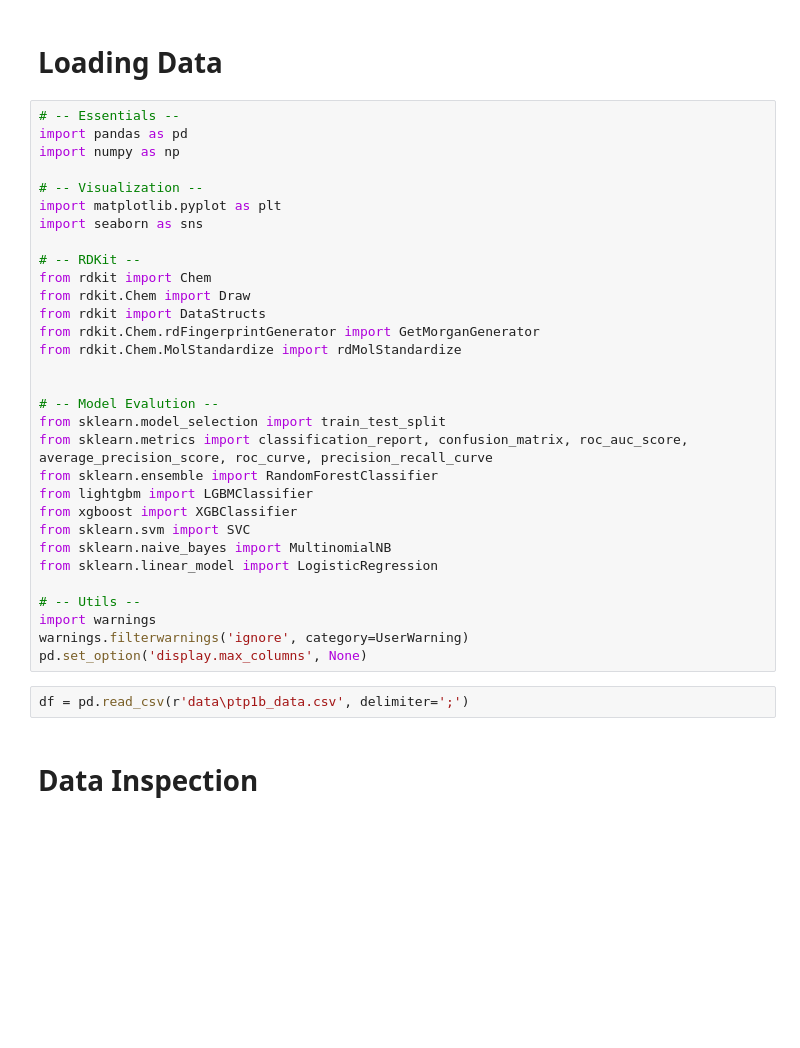
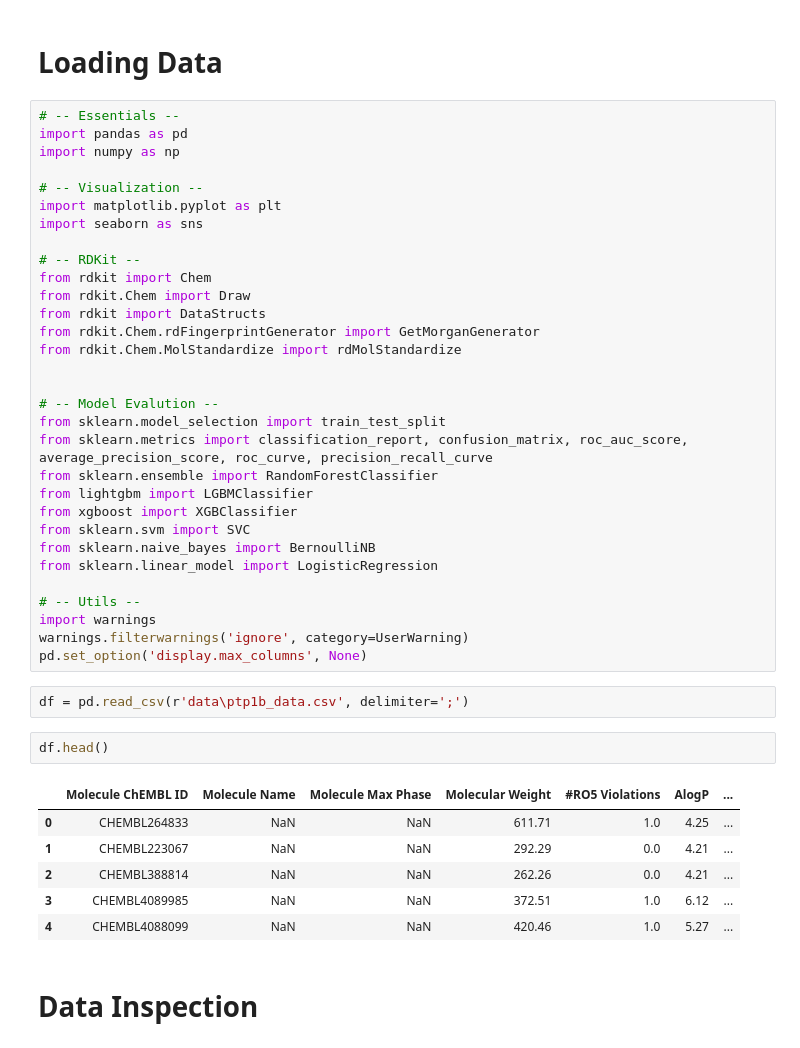
Before and after one commit to Yash-Dhanawate/ptp1b-activity, a Jupyter notebook: main.ipynb, the cells around one changed output. Drawn from its saved outputs; the diff is of its cells as text; blank space fills up the shorter version.

```diff
--- a/main.ipynb
+++ b/main.ipynb
@@ -61,7 +61,7 @@ from sklearn.ensemble import RandomForestClassifier
 from lightgbm import LGBMClassifier
 from xgboost import XGBClassifier
 from sklearn.svm import SVC
-from sklearn.naive_bayes import MultinomialNB
+from sklearn.naive_bayes import BernoulliNB
 from sklearn.linear_model import LogisticRegression
 
 # -- Utils --
@@ -70,6 +70,15 @@ warnings.filterwarnings('ignore', category=UserWarning)
 pd.set_option('display.max_columns', None)
 # %%
 df = pd.read_csv(r'data\ptp1b_data.csv', delimiter=';')
+# %%
+df.head()
+# %% [output]
+|  | Molecule ChEMBL ID | Molecule Name | Molecule Max Phase | Molecular Weight | #RO5 Violations | AlogP | ... |
+| 0 | CHEMBL264833 | NaN | NaN | 611.71 | 1.0 | 4.25 | ... |
+| 1 | CHEMBL223067 | NaN | NaN | 292.29 | 0.0 | 4.21 | ... |
+| 2 | CHEMBL388814 | NaN | NaN | 262.26 | 0.0 | 4.21 | ... |
+| 3 | CHEMBL4089985 | NaN | NaN | 372.51 | 1.0 | 6.12 | ... |
+| 4 | CHEMBL4088099 | NaN | NaN | 420.46 | 1.0 | 5.27 | ... |
 # %% [markdown]
 # Data Inspection
 # %%
```
Also changed, not shown: parts of 2 cells of this notebook.
